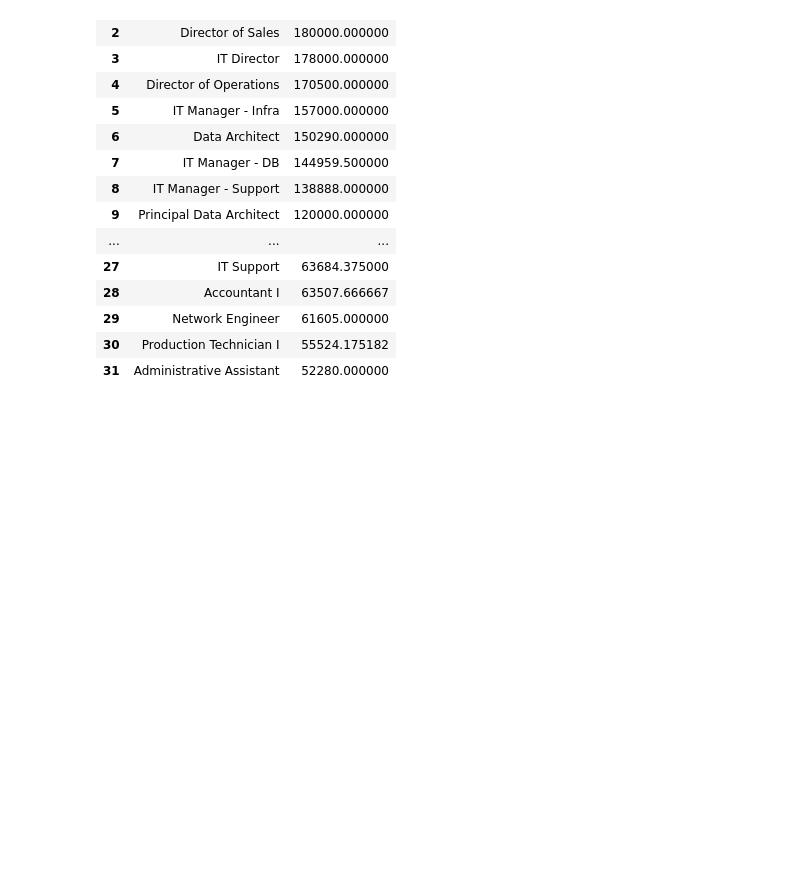
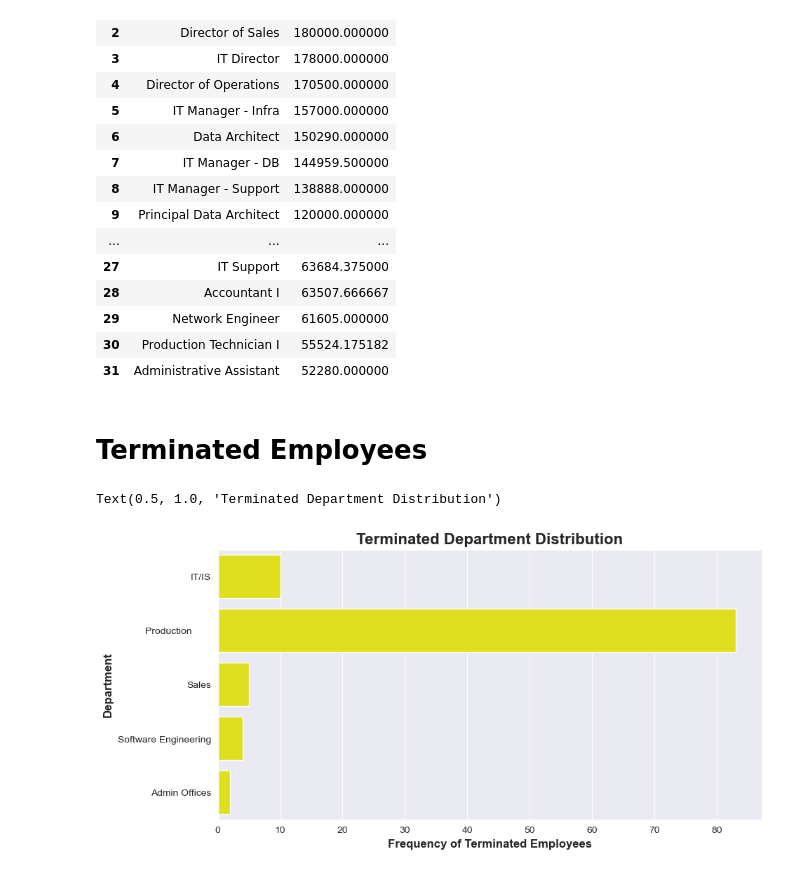
Before and after one commit to Rajatsingh64/HR_attrition_prediction, a Jupyter notebook: research.ipynb, the cells around one changed output. Cells and saved outputs as stored; diff of their text form; code cells hidden in the pictures; blank space fills up the shorter version.

```diff
--- a/research.ipynb
+++ b/research.ipynb
@@ -172,3 +169,0 @@ memory usage: 87.6+ KB
-# %%
-df["DOB"] = pd.to_datetime(df["DOB"])  # reassigning  DOB columns to datetime
-df["LastPerformanceReview_Date"] = pd.to_datetime(df["LastPerformanceReview_Date"]) #reassigning columns to datetime
@@ -181,15 +169,0 @@ dtype: object
-# %%
-#Created Extra columns using datetime
-
-#For DOB
-df["Day_of_birth"] = df["DOB"].dt.day
-df["year_of_birth"] = df["DOB"].dt.year
-df["month_of_birth"] = df["DOB"].dt.month
-
-#for LastPerformanceReview_Date columns
-df["Last_Perform_Review_day"] = df["LastPerformanceReview_Date"].dt.day
-df["Last_Perform_Review_month"]= df["LastPerformanceReview_Date"].dt.month
-df["Last_Perform_Review_year"]= df["LastPerformanceReview_Date"].dt.year
-# %%
-df.drop(["DOB" , "LastPerformanceReview_Date"] , axis=1  , inplace=True) # Droping Unecessary columns
-df.head()
@@ -312,3 +259,17 @@ fig = px.bar(postion_wise_salary ,
 
 
 fig.show()
+# %% [markdown]
+# **Terminated Employees**
+# %%
+terminated_emp = df[df["Termd"]==1]
+plt.figure(figsize=(10,5))
+sns.set_palette("Set2")
+sns.set_style("darkgrid")
+sns.countplot(data=terminated_emp["Department"] , color="yellow")
+plt.xlabel("Frequency of Terminated Employees" ,fontsize=12 , fontweight="bold")
+plt.ylabel("Department" ,fontsize=12 , fontweight="bold")
+plt.title('Terminated Department Distribution' , fontsize=16 , fontweight="bold")
+# %% [output]
+Text(0.5, 1.0, 'Terminated Department Distribution')
+[figure, added]
```
Also changed, not shown: parts of 75 cells of this notebook, 4 other files.
